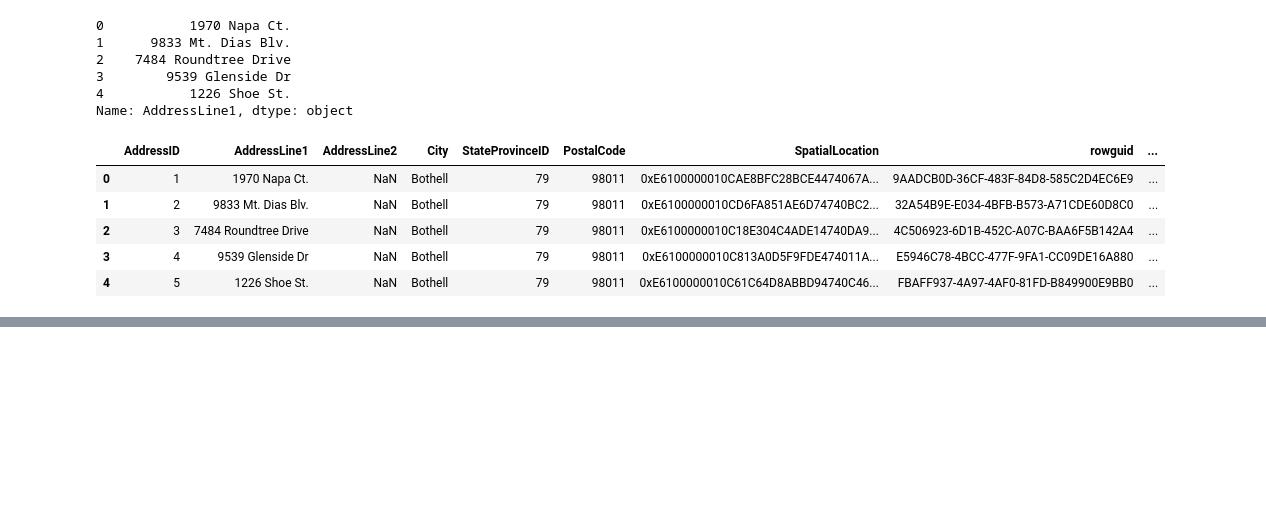
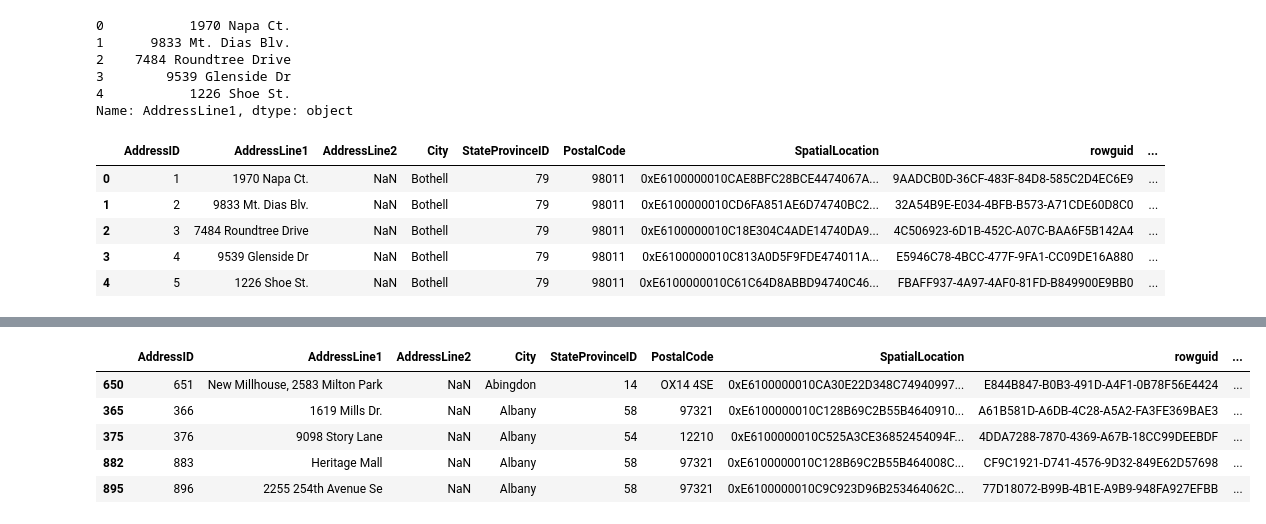
Before and after one commit to jesiqueira/curso_pandas, a Jupyter notebook: curso_pandas.ipynb, the cells around one changed output, grey strips where cells are left out. Drawn from its saved outputs; the diff is of its cells as text; code cells hidden in the pictures; blank space fills up the shorter version.

```diff
--- a/curso_pandas.ipynb
+++ b/curso_pandas.ipynb
@@ -105,0 +159,10 @@ df.head()
+# %%
+# Ordenar por mais de uma coluna
+df.sort_values(by =['City', 'AddressID']).head()
+# %% [output]
+|  | AddressID | AddressLine1 | AddressLine2 | City | StateProvinceID | PostalCode | SpatialLocation | rowguid | ... |
+| 650 | 651 | New Millhouse, 2583 Milton Park | NaN | Abingdon | 14 | OX14 4SE | 0xE6100000010CA30E22D348C74940997... | E844B847-B0B3-491D-A4F1-0B78F56E4424 | ... |
+| 365 | 366 | 1619 Mills Dr. | NaN | Albany | 58 | 97321 | 0xE6100000010C128B69C2B55B4640910... | A61B581D-A6DB-4C28-A5A2-FA3FE369BAE3 | ... |
+| 375 | 376 | 9098 Story Lane | NaN | Albany | 54 | 12210 | 0xE6100000010C525A3CE36852454094F... | 4DDA7288-7870-4369-A67B-18CC99DEEBDF | ... |
+| 882 | 883 | Heritage Mall | NaN | Albany | 58 | 97321 | 0xE6100000010C128B69C2B55B464008C... | CF9C1921-D741-4576-9D32-849E62D57698 | ... |
+| 895 | 896 | 2255 254th Avenue Se | NaN | Albany | 58 | 97321 | 0xE6100000010C9C923D96B253464062C... | 77D18072-B99B-4B1E-A9B9-948FA927EFBB | ... |
```
Also changed, not shown: parts of 15 cells of this notebook.
